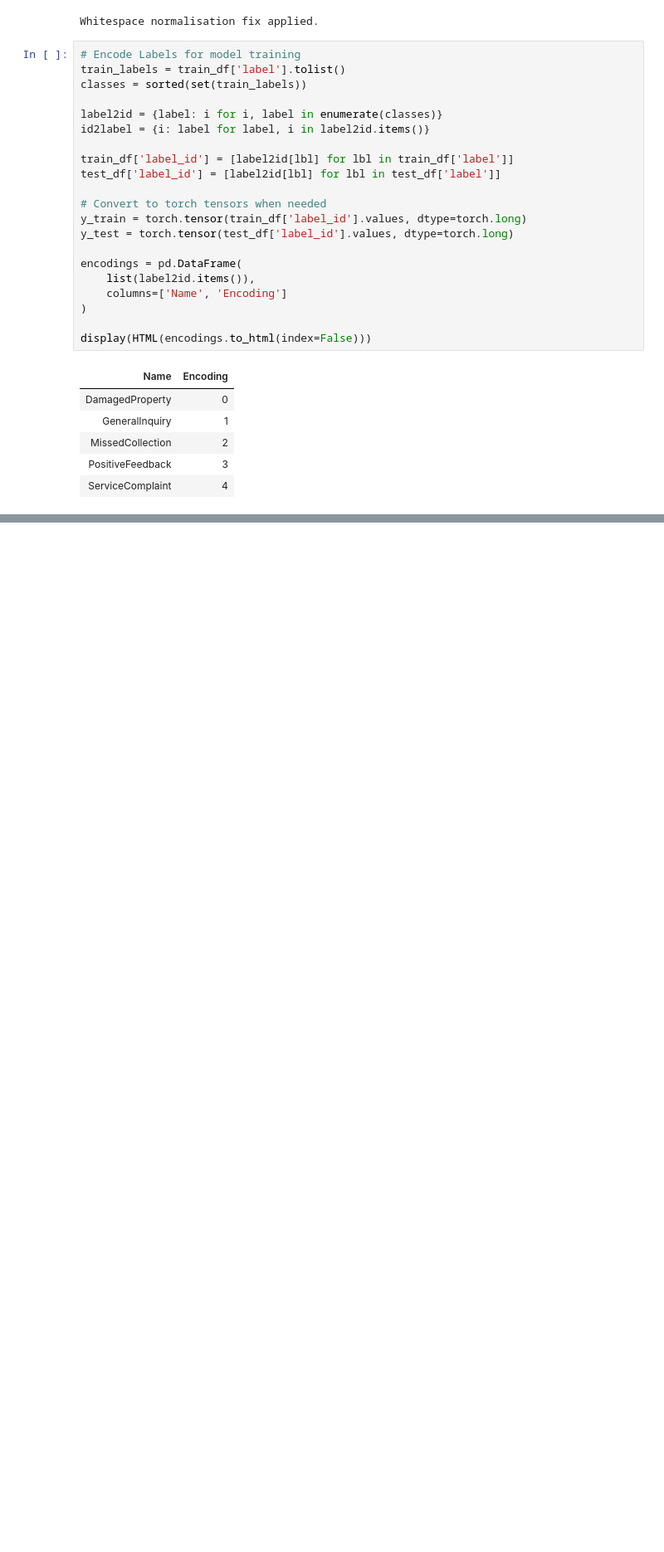
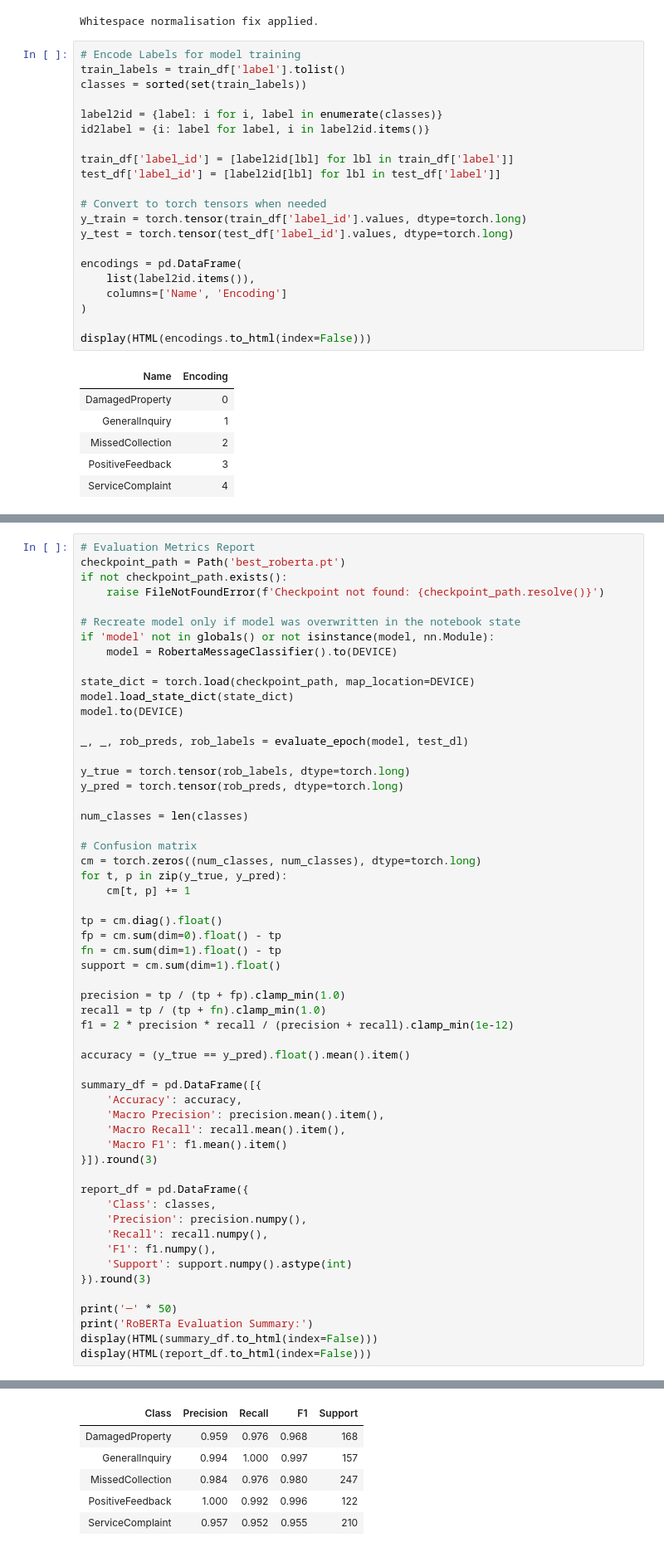
Before and after one commit to morrison-page/feedback-classification, a Jupyter notebook: customer-feedback.ipynb, the cells around one changed output, grey strips where cells are left out. Shown at 83% size. Saved outputs shown, nothing was run; the diff lists cells and outputs as text; blank space fills up the shorter version.

```diff
--- a/customer-feedback.ipynb
+++ b/customer-feedback.ipynb
@@ -795,0 +847,57 @@ Trainable parameters: 124,942,853
+# %%
+# Evaluation Metrics Report
+checkpoint_path = Path('best_roberta.pt')
+if not checkpoint_path.exists():
+    raise FileNotFoundError(f'Checkpoint not found: {checkpoint_path.resolve()}')
+
+# Recreate model only if model was overwritten in the notebook state
+if 'model' not in globals() or not isinstance(model, nn.Module):
+    model = RobertaMessageClassifier().to(DEVICE)
+
+state_dict = torch.load(checkpoint_path, map_location=DEVICE)
+model.load_state_dict(state_dict)
+model.to(DEVICE)
+
+_, _, rob_preds, rob_labels = evaluate_epoch(model, test_dl)
+
+y_true = torch.tensor(rob_labels, dtype=torch.long)
+y_pred = torch.tensor(rob_preds, dtype=torch.long)
+
+num_classes = len(classes)
+
+# Confusion matrix
+cm = torch.zeros((num_classes, num_classes), dtype=torch.long)
+for t, p in zip(y_true, y_pred):
+    cm[t, p] += 1
+
+tp = cm.diag().float()
+fp = cm.sum(dim=0).float() - tp
+fn = cm.sum(dim=1).float() - tp
+support = cm.sum(dim=1).float()
+
+precision = tp / (tp + fp).clamp_min(1.0)
+recall = tp / (tp + fn).clamp_min(1.0)
+f1 = 2 * precision * recall / (precision + recall).clamp_min(1e-12)
+
+accuracy = (y_true == y_pred).float().mean().item()
+
+summary_df = pd.DataFrame([{
+    'Accuracy': accuracy,
+    'Macro Precision': precision.mean().item(),
+    'Macro Recall': recall.mean().item(),
+    'Macro F1': f1.mean().item()
+}]).round(3)
+
+report_df = pd.DataFrame({
+    'Class': classes,
+    'Precision': precision.numpy(),
+    'Recall': recall.numpy(),
+    'F1': f1.numpy(),
+    'Support': support.numpy().astype(int)
+}).round(3)
+
+print('─' * 50)
+print('RoBERTa Evaluation Summary:')
+display(HTML(summary_df.to_html(index=False)))
+display(HTML(report_df.to_html(index=False)))
+# %% [output]
@@ -795,0 +908,6 @@ Trainable parameters: 124,942,853
+| Class | Precision | Recall | F1 | Support |
+| DamagedProperty | 0.959 | 0.976 | 0.968 | 168 |
+| GeneralInquiry | 0.994 | 1.000 | 0.997 | 157 |
+| MissedCollection | 0.984 | 0.976 | 0.980 | 247 |
+| PositiveFeedback | 1.000 | 0.992 | 0.996 | 122 |
+| ServiceComplaint | 0.957 | 0.952 | 0.955 | 210 |
```
Also changed, not shown: parts of 24 cells of this notebook.
